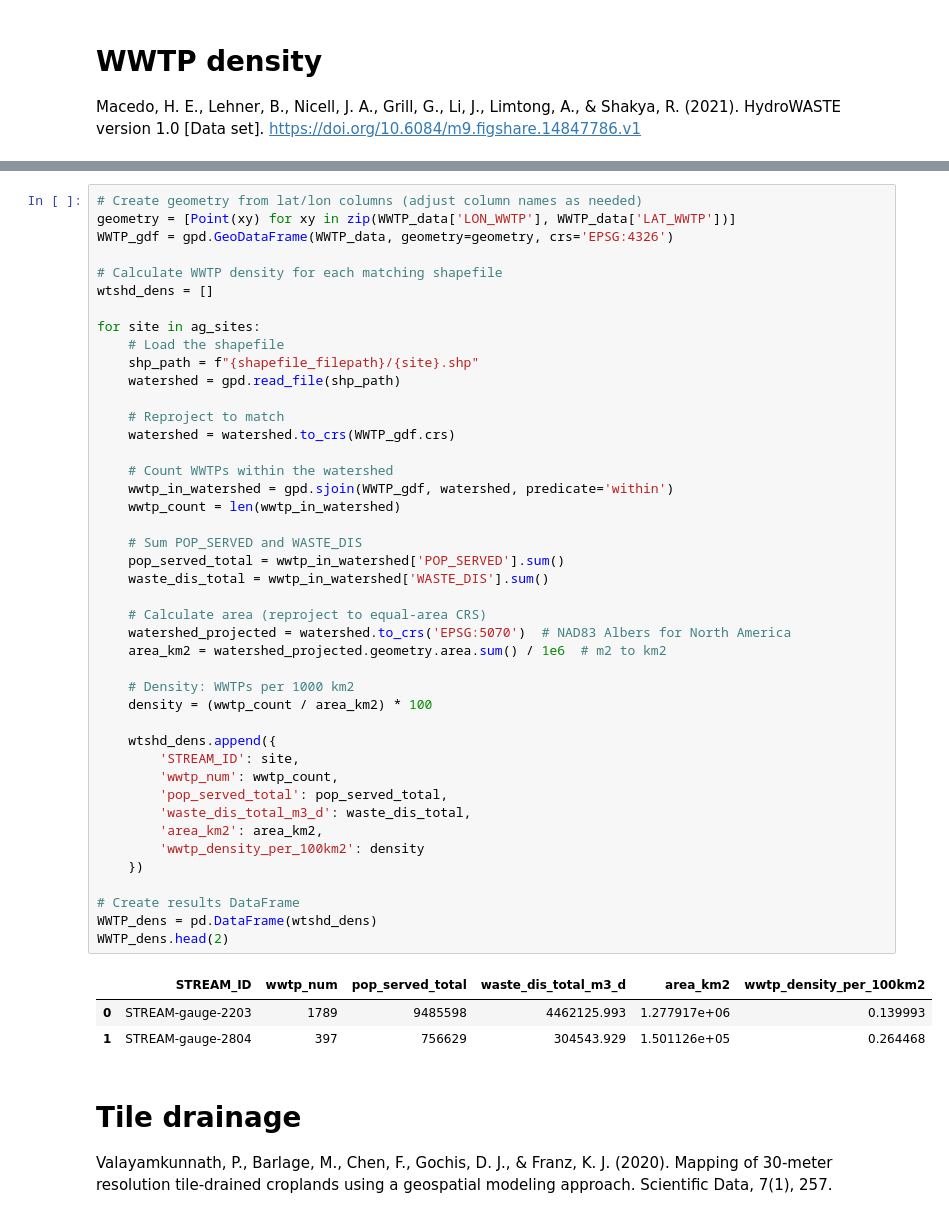
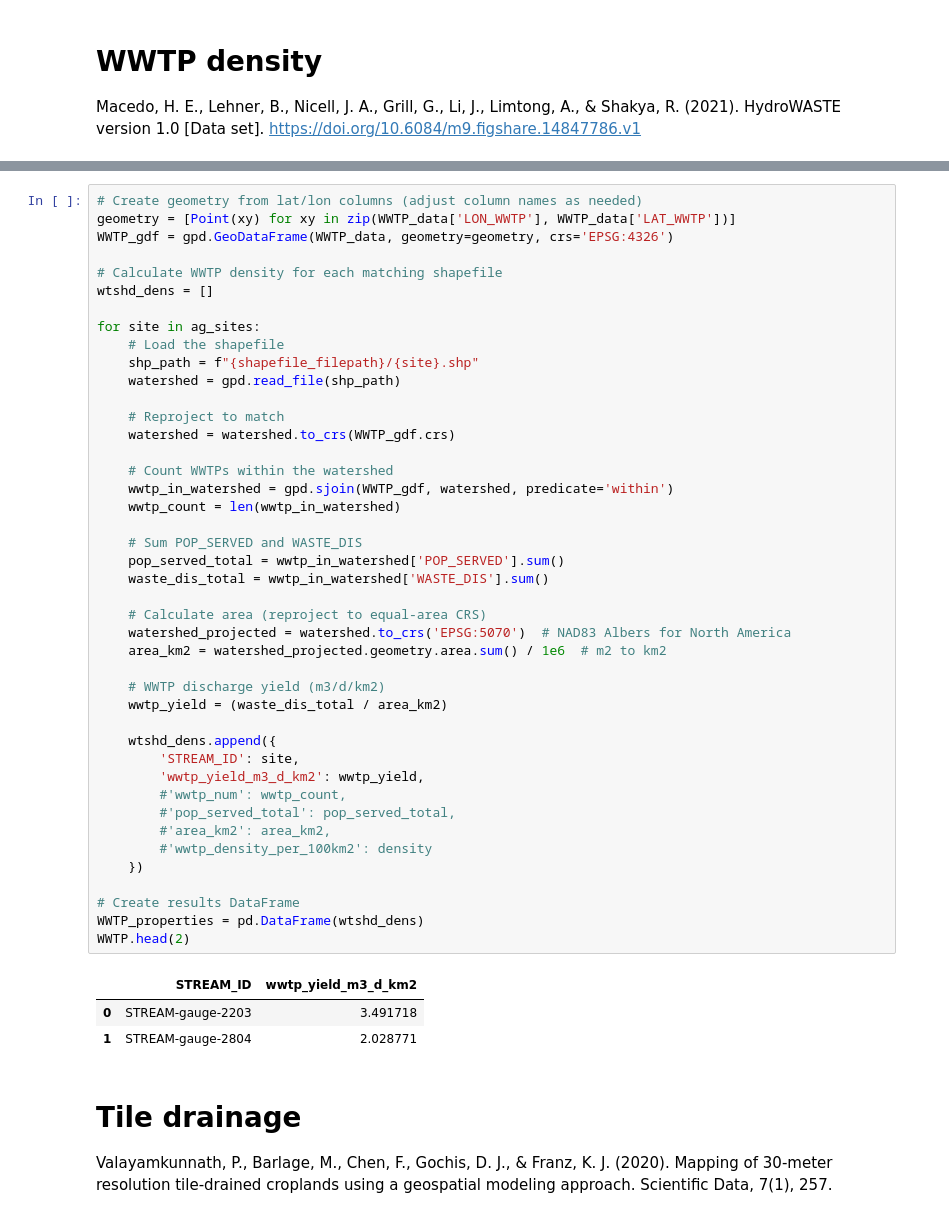
Before and after one commit to danykakbyrnes/STREAM_seasonality, a Jupyter notebook: data_compiling.ipynb, the cells around one changed output, grey strips where cells are left out. Cells and saved outputs as stored; diff of their text form.

Commit message:
adjusting parameters; combining clay silt, fixing filepath, updating, removing properties we are not including in analysis

```diff
--- a/data_compiling.ipynb
+++ b/data_compiling.ipynb
@@ -83,45 +82,45 @@ WWTP_gdf = gpd.GeoDataFrame(WWTP_data, geometry=geometry, crs='EPSG:4326')
 # Calculate WWTP density for each matching shapefile
 wtshd_dens = []
 
 for site in ag_sites:
     # Load the shapefile
     shp_path = f"{shapefile_filepath}/{site}.shp"
     watershed = gpd.read_file(shp_path)
 
     # Reproject to match
     watershed = watershed.to_crs(WWTP_gdf.crs)
 
     # Count WWTPs within the watershed
     wwtp_in_watershed = gpd.sjoin(WWTP_gdf, watershed, predicate='within')
     wwtp_count = len(wwtp_in_watershed)
 
     # Sum POP_SERVED and WASTE_DIS
     pop_served_total = wwtp_in_watershed['POP_SERVED'].sum()
     waste_dis_total = wwtp_in_watershed['WASTE_DIS'].sum()
 
     # Calculate area (reproject to equal-area CRS)
     watershed_projected = watershed.to_crs('EPSG:5070')  # NAD83 Albers for North America
     area_km2 = watershed_projected.geometry.area.sum() / 1e6  # m2 to km2
 
-    # Density: WWTPs per 1000 km2
-    density = (wwtp_count / area_km2) * 100
+    # WWTP discharge yield (m3/d/km2)
+    wwtp_yield = (waste_dis_total / area_km2)
 
     wtshd_dens.append({
         'STREAM_ID': site,
-        'wwtp_num': wwtp_count,
-        'pop_served_total': pop_served_total,
-        'waste_dis_total_m3_d': waste_dis_total,
-        'area_km2': area_km2,
-        'wwtp_density_per_100km2': density
+        'wwtp_yield_m3_d_km2': wwtp_yield,
+        #'wwtp_num': wwtp_count,
+        #'pop_served_total': pop_served_total,
+        #'area_km2': area_km2,
+        #'wwtp_density_per_100km2': density
     })
 
 # Create results DataFrame
-WWTP_dens = pd.DataFrame(wtshd_dens)
-WWTP_dens.head(2)
+WWTP_properties = pd.DataFrame(wtshd_dens)
+WWTP.head(2)
 # %% [output]
-|  | STREAM_ID | wwtp_num | pop_served_total | waste_dis_total_m3_d | area_km2 | wwtp_density_per_100km2 |
-| 0 | STREAM-gauge-2203 | 1789 | 9485598 | 4462125.993 | 1.277917e+06 | 0.139993 |
-| 1 | STREAM-gauge-2804 | 397 | 756629 | 304543.929 | 1.501126e+05 | 0.264468 |
+|  | STREAM_ID | wwtp_yield_m3_d_km2 |
+| 0 | STREAM-gauge-2203 | 3.491718 |
+| 1 | STREAM-gauge-2804 | 2.028771 |
 # %% [markdown]
 # Tile drainage
 Valayamkunnath, P., Barlage, M., Chen, F., Gochis, D. J., & Franz, K. J. (2020). Mapping of 30-meter resolution tile-drained croplands using a geospatial modeling approach. Scientific Data, 7(1), 257.
```
Also changed, not shown: parts of 18 cells of this notebook, 2 other files.
